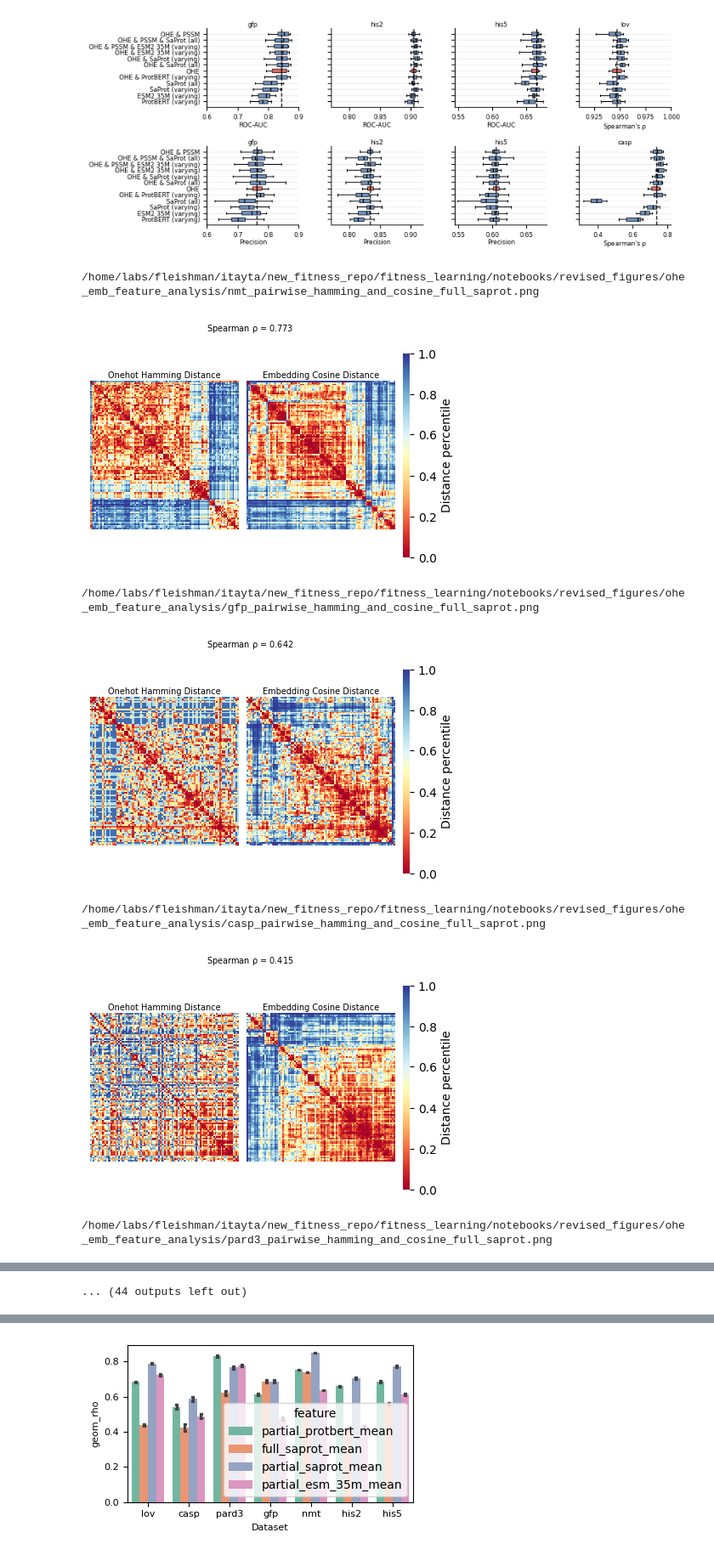
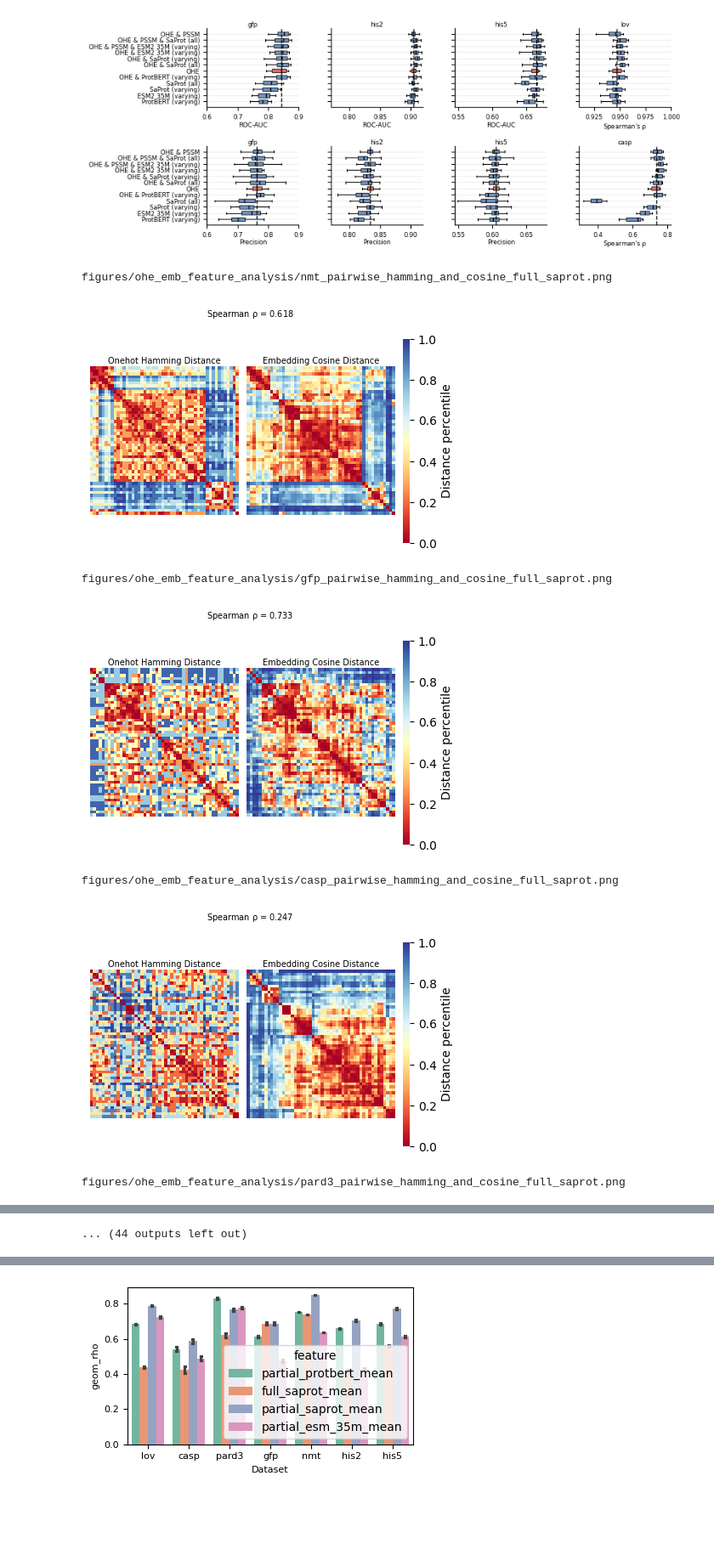
Before and after one commit to drprfitay/simple_baselines, a Jupyter notebook: notebooks/lean_similarity_analysis.ipynb, the cells around one changed output, grey strips where cells are left out. Shown at 85% size. Saved outputs shown, nothing was run; the diff lists cells and outputs as text; code cells hidden in the pictures; blank space fills up the shorter version.

Commit message:
stabilizing repo

```diff
--- a/notebooks/lean_similarity_analysis.ipynb
+++ b/notebooks/lean_similarity_analysis.ipynb
@@ -555,7 +553,7 @@ panel_config = [
 ]
 
 
-final_df_subset = pd.read_csv("data/merged_datasets/feature_combination/feature_comb.csv")
+final_df_subset = pd.read_csv("merged_datasets/feature_combination/feature_comb.csv")
 fig, axes = plot_feature_metric_box_grid(
     final_df_subset  ,#scoring_results_df[scoring_results_df["n_train"] <= 2000],#scoring_results_df,
     panel_config=panel_config,
@@ -714,44 +712,44 @@ for model in ["full_saprot", "partial_saprot", "partial_protbert", "partial_esm_
     for ds in ["nmt", "gfp", "casp", "pard3", "lov", "his5", "his2"]:
 
         base = (
-            f"data/merged_datasets/feature_combination/{ds}/"
+            f"merged_datasets/feature_combination/{ds}/"
             f"reconstruction_analysis/{model}_mean/"
         )
 
         a = np.load(base + "sample_pairwise_onehot_hamming_distance.npy")
         b = np.load(base + "sample_pairwise_embedding_cosine_distance.npy")
 
         fig, ax = plot_distance_heatmaps(
             a,
             b,
-            subsample=100,
+            subsample=50,
             cmap="RdYlBu",#inferno",
             cluster_by_ohe=False,
             show_colorbar=True,
             figsize=(4, 3),
             text_size=7,
         )
 
         save_path = export_plot(
             f"{ds}_pairwise_hamming_and_cosine_{model}",
             fig=fig,
         )
 
         save_path = export_plot(
             f"{ds}_pairwise_hamming_and_cosine_{model}",
             fig=fig,
             file_format='png'
         )
 
         print(save_path)
 
         plt.show()
         plt.close(fig)
 # %% [output]
-/home/labs/fleishman/itayta/new_fitness_repo/fitness_learning/notebooks/revised_figures/ohe_emb_feature_analysis/nmt_pairwise_hamming_and_cosine_full_saprot.png
+figures/ohe_emb_feature_analysis/nmt_pairwise_hamming_and_cosine_full_saprot.png
-[figure, old version]
+[figure, new version]
-/home/labs/fleishman/itayta/new_fitness_repo/fitness_learning/notebooks/revised_figures/ohe_emb_feature_analysis/gfp_pairwise_hamming_and_cosine_full_saprot.png
+figures/ohe_emb_feature_analysis/gfp_pairwise_hamming_and_cosine_full_saprot.png
-[figure, old version]
+[figure, new version]
-/home/labs/fleishman/itayta/new_fitness_repo/fitness_learning/notebooks/revised_figures/ohe_emb_feature_analysis/casp_pairwise_hamming_and_cosine_full_saprot.png
+figures/ohe_emb_feature_analysis/casp_pairwise_hamming_and_cosine_full_saprot.png
-[figure, old version]
+[figure, new version]
-/home/labs/fleishman/itayta/new_fitness_repo/fitness_learning/notebooks/revised_figures/ohe_emb_feature_analysis/pard3_pairwise_hamming_and_cosine_full_saprot.png
+figures/ohe_emb_feature_analysis/pard3_pairwise_hamming_and_cosine_full_saprot.png
```
Also changed, not shown: parts of 10 cells of this notebook, 17 other files.
